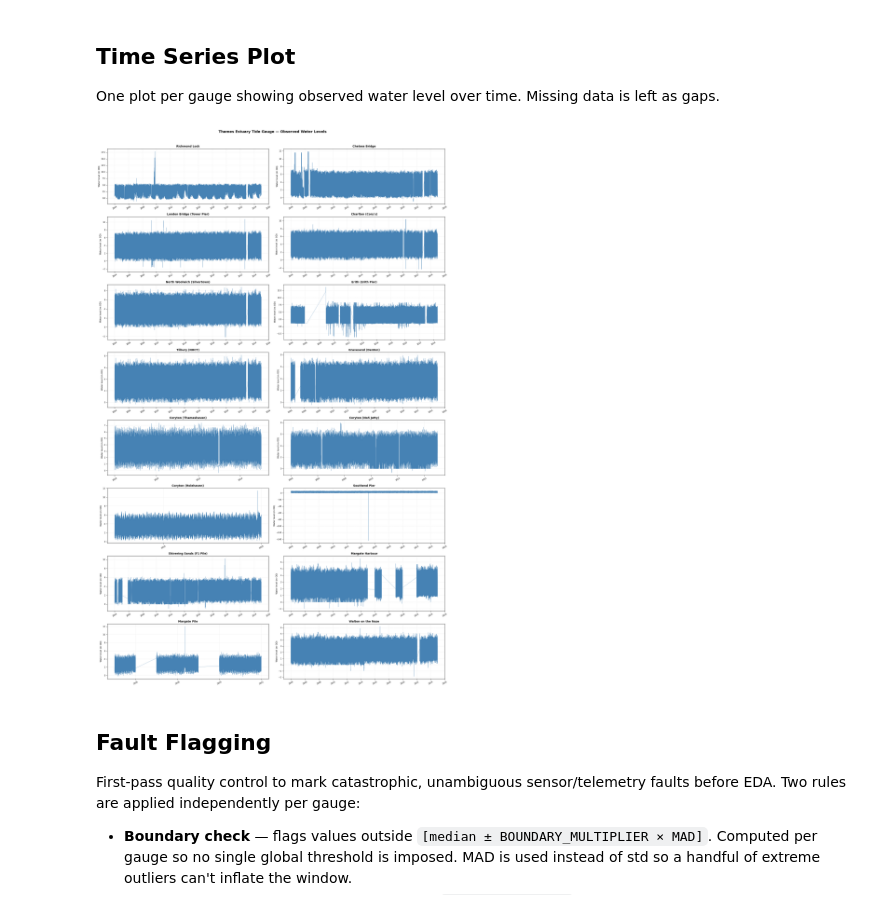
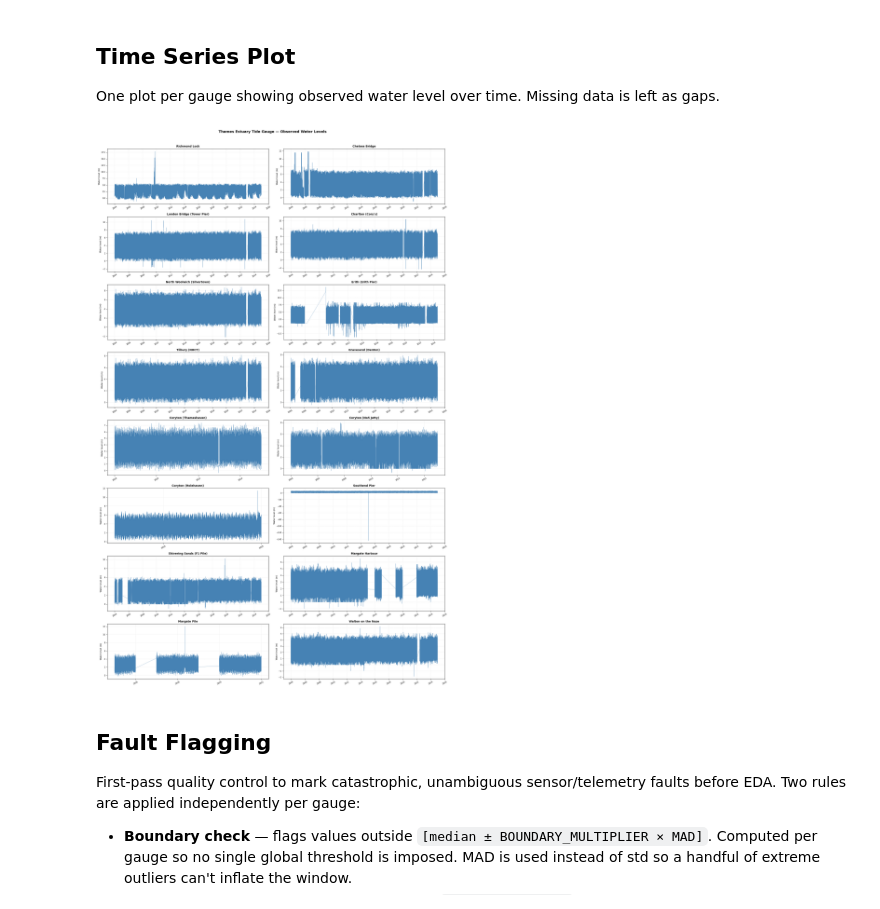
Before and after one commit to Almapian/TML, a Jupyter notebook: EDA/gauge_ts.ipynb, the cells around one changed output. Saved outputs shown, nothing was run; the diff lists cells and outputs as text; code cells hidden in the pictures.

Commit message:
add: gauge time series  cleaning

```diff
--- a/EDA/gauge_ts.ipynb
+++ b/EDA/gauge_ts.ipynb
@@ -20,36 +20,36 @@ csv_files = sorted(
 n_gauges = len(csv_files)
 ncols = 2
 nrows = (n_gauges + ncols - 1) // ncols
 
 fig, axes = plt.subplots(nrows, ncols, figsize=(18, nrows * 3.5))
 axes = axes.flatten()
 
 for ax, fpath in zip(axes, csv_files):
     df = pd.read_csv(fpath, parse_dates=["DateTime"])
     # drop rows where either DateTime or Observed is missing
     df = df.dropna(subset=["Observed"])
 
     site_name = df["SiteName"].iloc[0] if not df.empty else os.path.basename(fpath)
 
     ax.plot(df["DateTime"], df["Observed"], linewidth=0.4, color="steelblue")
     ax.set_title(site_name, fontsize=10, fontweight="bold")
-    ax.set_ylabel("Water level (m OD)", fontsize=8)
+    ax.set_ylabel("Water level (m)", fontsize=8)
     ax.xaxis.set_major_formatter(mdates.DateFormatter("%Y"))
     ax.xaxis.set_major_locator(mdates.YearLocator(2))
     ax.tick_params(axis="x", labelsize=7, rotation=30)
     ax.tick_params(axis="y", labelsize=7)
     ax.grid(True, linestyle="--", linewidth=0.3, alpha=0.6)
 
 # hide any leftover axes
 for ax in axes[n_gauges:]:
     ax.set_visible(False)
 
 fig.suptitle("Thames Estuary Tide Gauge — Observed Water Levels", fontsize=13, fontweight="bold", y=1.01)
 plt.tight_layout()
-plt.savefig("gauge_ts.png", dpi=150, bbox_inches="tight")
+plt.savefig("../outputs/gauge_ts.png", dpi=150, bbox_inches="tight")
 plt.show()
 # %% [output]
-[figure, old version]
+[figure, new version]
 # %% [markdown]
 ## Fault Flagging
 
```
Also changed, not shown: parts of 3 cells of this notebook, 3 other files.
